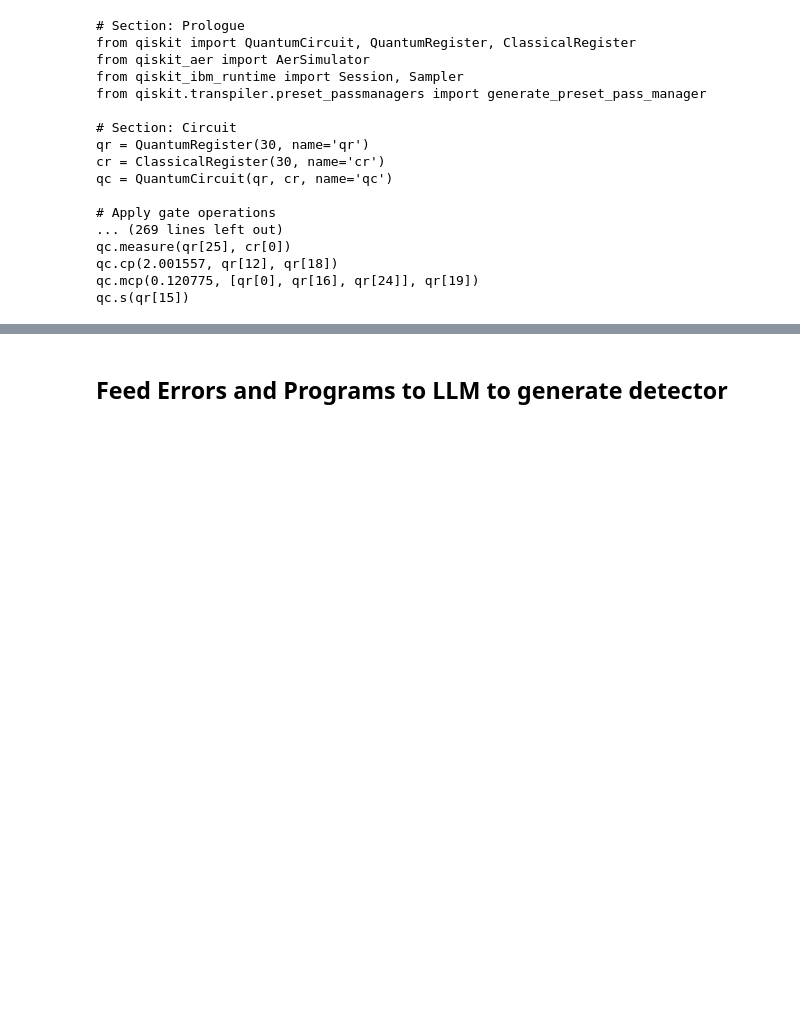
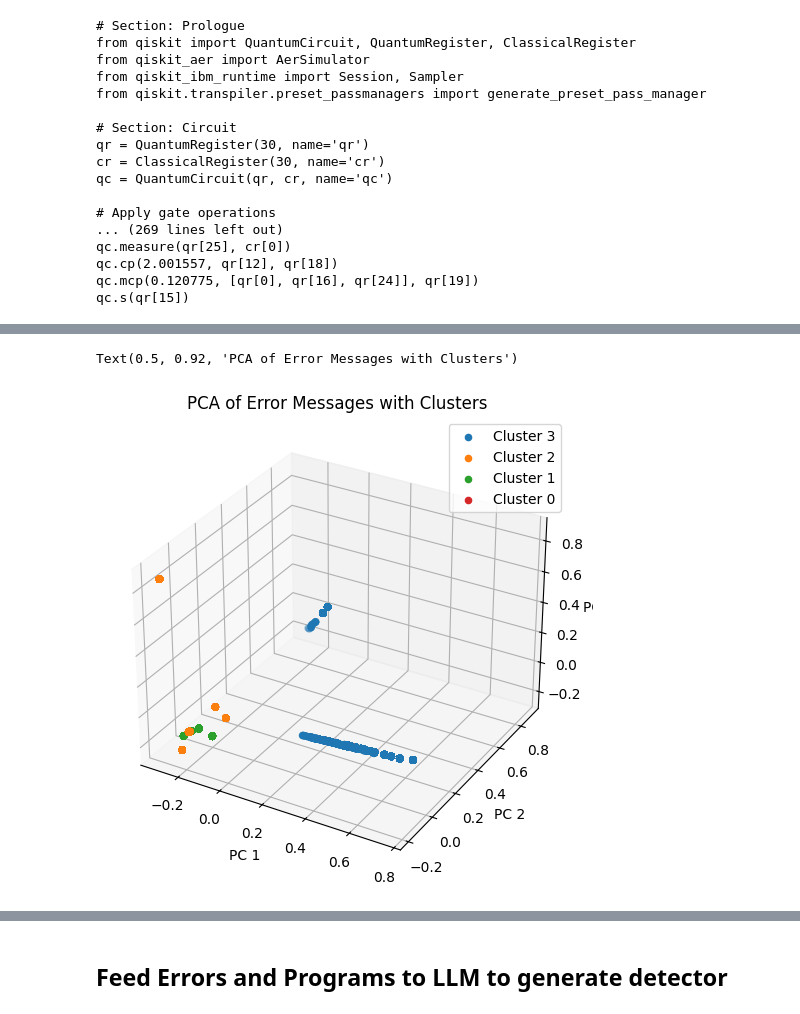
Before and after one commit to sola-st/qite-quantum-platform-testing, a Jupyter notebook: notebooks/003_001_Cluster_Error_Messages_Auto_Label.ipynb, the cells around one changed output, grey strips where cells are left out. Cells and saved outputs as stored; diff of their text form; code cells hidden in the pictures; blank space fills up the shorter version.

```diff
--- a/notebooks/003_001_Cluster_Error_Messages_Auto_Label.ipynb
+++ b/notebooks/003_001_Cluster_Error_Messages_Auto_Label.ipynb
@@ -365,3 +368,19 @@ Optimal K (knead): 7
+# %%
+# plot again but this time with cluster color
+fig = plt.figure(figsize=(10, 6))
+ax = fig.add_subplot(111, projection='3d')
+for cluster in df_errors['cluster'].unique():
+    cluster_data = X_data[df_errors['cluster'] == cluster]
+    ax.scatter(cluster_data[:, 0], cluster_data[:, 1], cluster_data[:, 2], marker='o', label=f'Cluster {cluster}')
+ax.set_xlabel('PC 1')
+ax.set_ylabel('PC 2')
+ax.set_zlabel('PC 3')
+# show legend
+plt.legend()
+plt.title('PCA of Error Messages with Clusters')
+# %% [output]
+Text(0.5, 0.92, 'PCA of Error Messages with Clusters')
+[figure, added]
 # %%
 df_errors['cluster'].value_counts()
 # %% [output]
```
Also changed, not shown: parts of 13 cells of this notebook, 1 other file.
